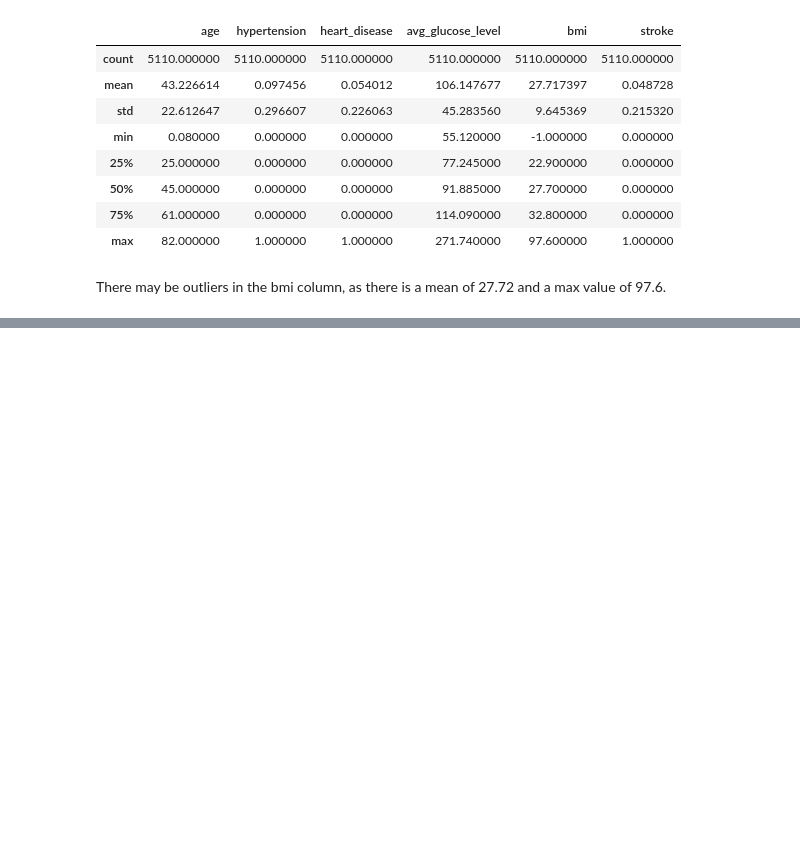
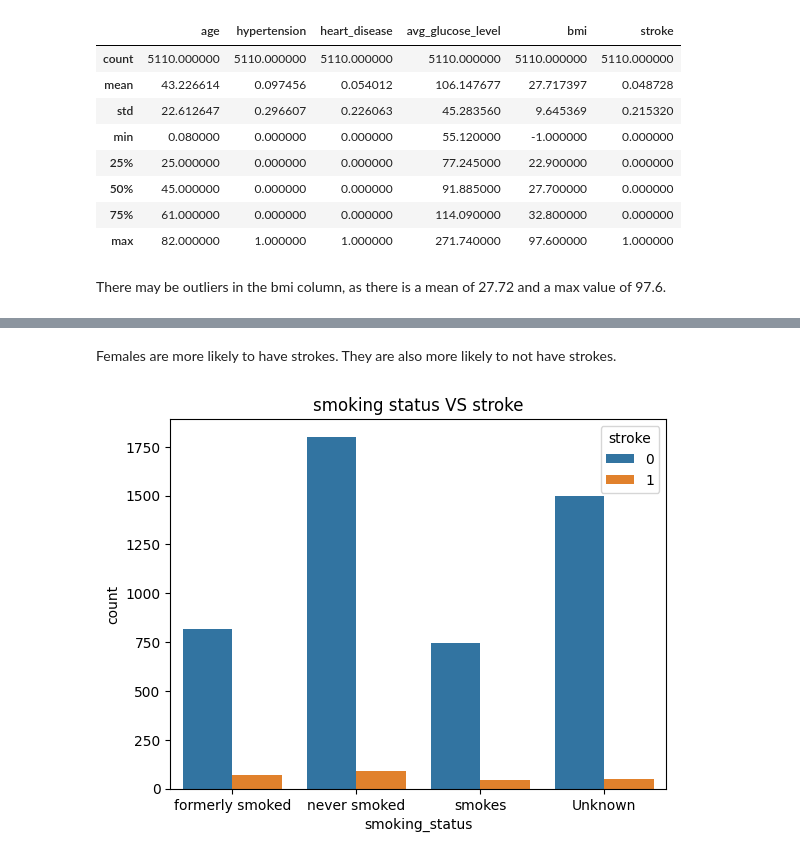
Before and after one commit to JaimeRoss/Data-Science, a Jupyter notebook: project2.ipynb, the cells around one changed output, grey strips where cells are left out. Cells and saved outputs as stored; diff of their text form; code cells hidden in the pictures; blank space fills up the shorter version.

```diff
--- a/project2.ipynb
+++ b/project2.ipynb
@@ -234,0 +264,8 @@ There may be outliers in the bmi column, as there is a mean of 27.72 and a max v
+# %% [markdown]
+Females are more likely to have strokes. They are also more likely to not have strokes.
+# %%
+# countplot for smoking status VS stroke
+ax = sns.countplot(data = df, x = "smoking_status",hue = "stroke")
+ax.set_title("smoking status VS stroke");
+# %% [output]
+[figure, added]
```
Also changed, not shown: parts of 16 cells of this notebook.
